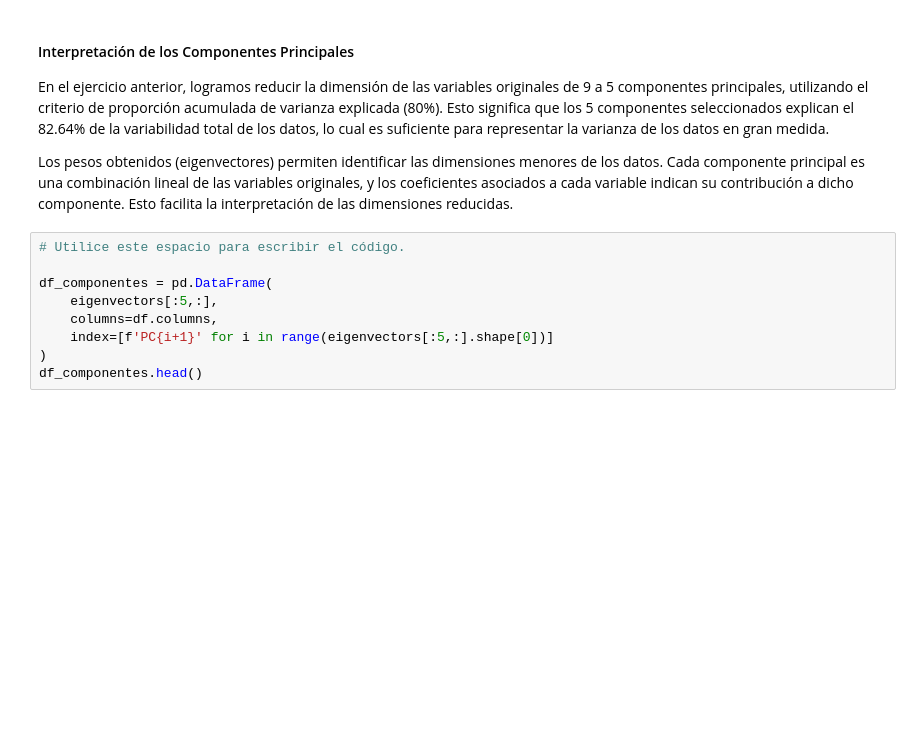
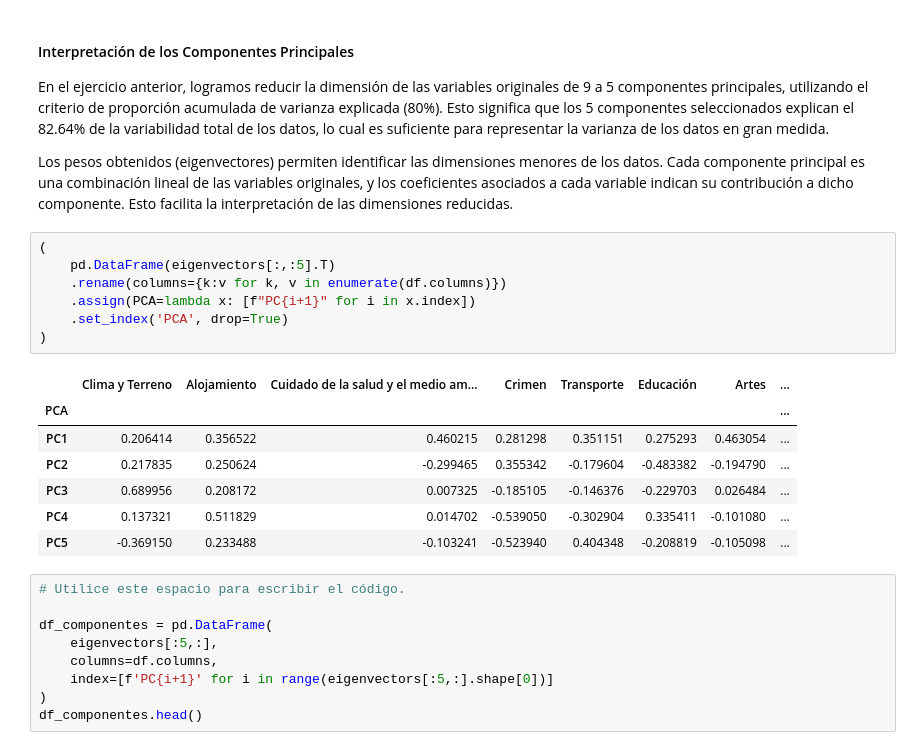
Before and after one commit to DanielEMontero/MIAD_ANS_202514, a Jupyter notebook: Semana 1/S1_LC_Taller_PCA.ipynb, the cells around one changed output. Saved outputs shown, nothing was run; the diff lists cells and outputs as text; blank space fills up the shorter version.

```diff
--- a/Semana 1/S1_LC_Taller_PCA.ipynb
+++ b/Semana 1/S1_LC_Taller_PCA.ipynb
@@ -558,6 +572,21 @@ Logró reducir la dimensión en el ejercicio anterior? Si lo hizo, pueden los pe
 En el ejercicio anterior, logramos reducir la dimensión de las variables originales de 9 a 5 componentes principales, utilizando el criterio de proporción acumulada de varianza explicada (80%). Esto significa que los 5 componentes seleccionados explican el 82.64% de la variabilidad total de los datos, lo cual es suficiente para representar la varianza de los datos en gran medida.
 
 Los pesos obtenidos (eigenvectores) permiten identificar las dimensiones menores de los datos. Cada componente principal es una combinación lineal de las variables originales, y los coeficientes asociados a cada variable indican su contribución a dicho componente. Esto facilita la interpretación de las dimensiones reducidas.
+# %%
+(
+    pd.DataFrame(eigenvectors[:,:5].T)
+    .rename(columns={k:v for k, v in enumerate(df.columns)})
+    .assign(PCA=lambda x: [f"PC{i+1}" for i in x.index])
+    .set_index('PCA', drop=True)
+)
+# %% [output]
+|  | Clima y Terreno | Alojamiento | Cuidado de la salud y el medio am... | Crimen | Transporte | Educación | Artes | ... |
+| PCA |  |  |  |  |  |  |  | ... |
+| PC1 | 0.206414 | 0.356522 | 0.460215 | 0.281298 | 0.351151 | 0.275293 | 0.463054 | ... |
+| PC2 | 0.217835 | 0.250624 | -0.299465 | 0.355342 | -0.179604 | -0.483382 | -0.194790 | ... |
+| PC3 | 0.689956 | 0.208172 | 0.007325 | -0.185105 | -0.146376 | -0.229703 | 0.026484 | ... |
+| PC4 | 0.137321 | 0.511829 | 0.014702 | -0.539050 | -0.302904 | 0.335411 | -0.101080 | ... |
+| PC5 | -0.369150 | 0.233488 | -0.103241 | -0.523940 | 0.404348 | -0.208819 | -0.105098 | ... |
 # %%
 # Utilice este espacio para escribir el código.
 
```
Also changed, not shown: parts of 11 cells of this notebook.
